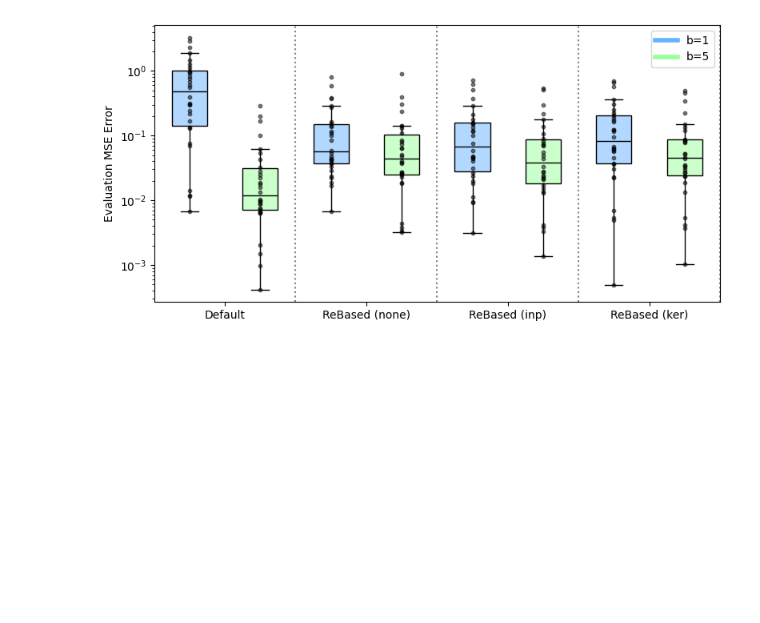
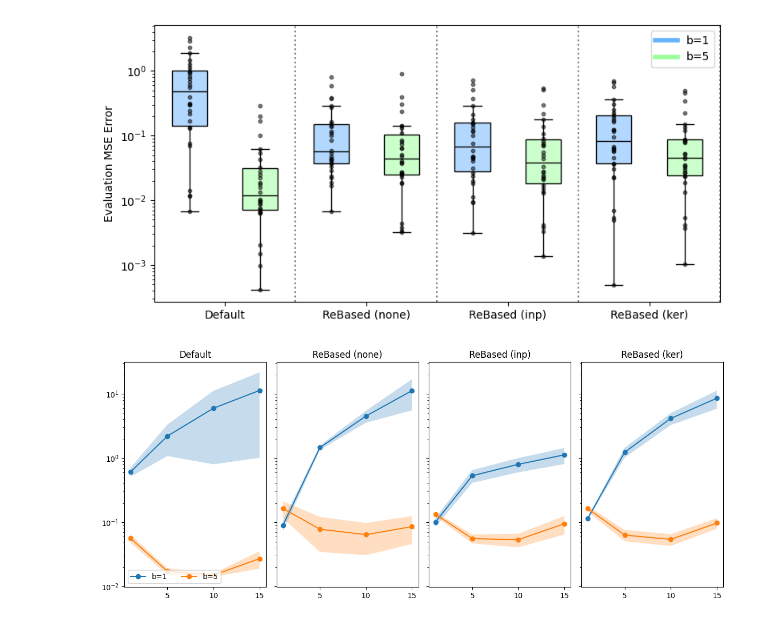
Before and after one commit to DaniilLaptev/TBankFoundations, a Jupyter notebook: results/experiment 6/analysis.ipynb, the cells around one changed output. Cells and saved outputs as stored; diff of their text form; code cells hidden in the pictures; blank space fills up the shorter version.

Commit message:
new plots

```diff
--- a/results/experiment 6/analysis.ipynb
+++ b/results/experiment 6/analysis.ipynb
@@ -80,3 +80,59 @@ plt.savefig('./performance 1.svg')
 plt.show()
 # %% [output]
 [figure]
+# %%
+def load_data(run_name):
+    with open(f'./data/{run_name}.json', 'r') as file:
+        result = json.loads(file.read())
+    return result
+
+def get_plotting_data(key, *names):
+    result = []
+    for name in names:
+        result.append(load_data(name)[key])
+    result = np.array(result)
+
+    mean = result.mean(axis=0)
+    var = result.std(axis=0)
+
+    return mean, var
+# %%
+fig, axs = plt.subplots(1, 4, figsize=(12, 5), sharey='row')
+
+x = [1, 5, 10, 15]
+
+for run in ['default_1', 'default_5']:
+    names = [run + '_42', run + '_451', run + '_1984']
+    mean, var = get_plotting_data('extr', *names)
+    axs[0].plot(x, mean, label = "b=" + run[-1:], marker = 'o')
+    axs[0].fill_between(x, mean + var, mean - var, alpha = 0.25, linewidth = 0)
+for run in ['rebased_none_1', 'rebased_none_5']:
+    names = [run + '_42', run + '_451', run + '_1984']
+    mean, var = get_plotting_data('extr', *names)
+    axs[1].plot(x, mean, label = "b=" + run[-1:], marker = 'o')
+    axs[1].fill_between(x, mean + var, mean - var, alpha = 0.25, linewidth = 0)
+for run in ['rebased_inp_1', 'rebased_inp_5']:
+    names = [run + '_42', run + '_451', run + '_1984']
+    mean, var = get_plotting_data('extr', *names)
+    axs[2].plot(x, mean, label = "b=" + run[-1:], marker = 'o')
+    axs[2].fill_between(x, mean + var, mean - var, alpha = 0.25, linewidth = 0)
+for run in ['rebased_ker_1', 'rebased_ker_5']:
+    names = [run + '_42', run + '_451', run + '_1984']
+    mean, var = get_plotting_data('extr', *names)
+    axs[3].plot(x, mean, label = "b=" + run[-1:], marker = 'o')
+    axs[3].fill_between(x, mean + var, mean - var, alpha = 0.25, linewidth = 0)
+
+axs[0].title.set_text('Default')
+axs[1].title.set_text('ReBased (none)')
+axs[2].title.set_text('ReBased (inp)')
+axs[3].title.set_text('ReBased (ker)')
+
+for i in range(4):
+    axs[i].set_yscale('log')
+axs[0].legend(loc='lower left', ncols = 2)
+
+plt.tight_layout()
+plt.savefig('./extrapolation 1.svg')
+plt.show()
+# %% [output]
+[figure, added]
```
Also changed, not shown: parts of 1 cell of this notebook, 3 other files.
